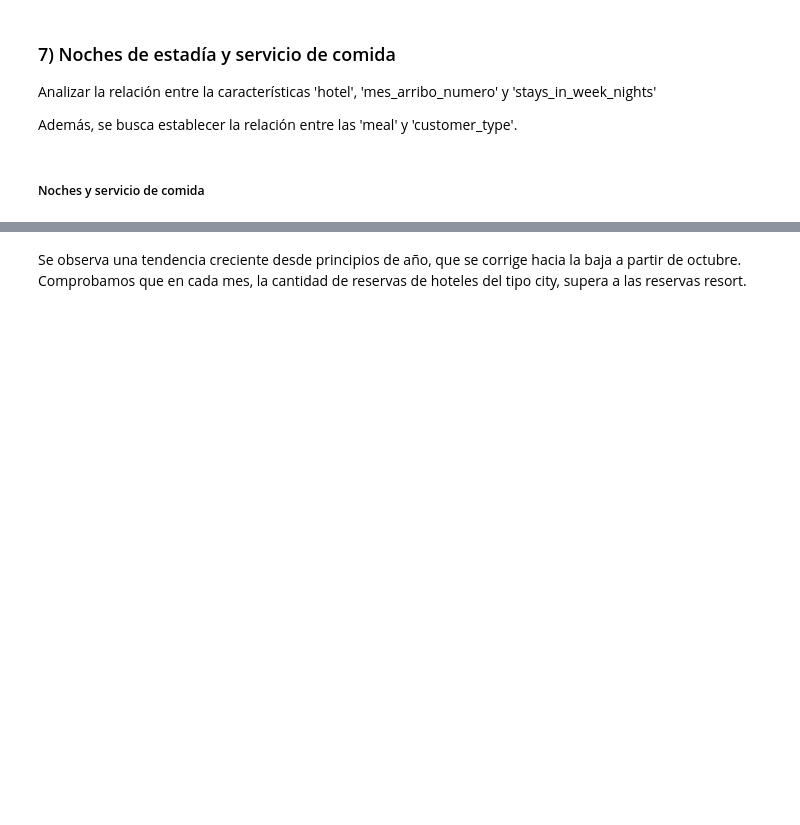
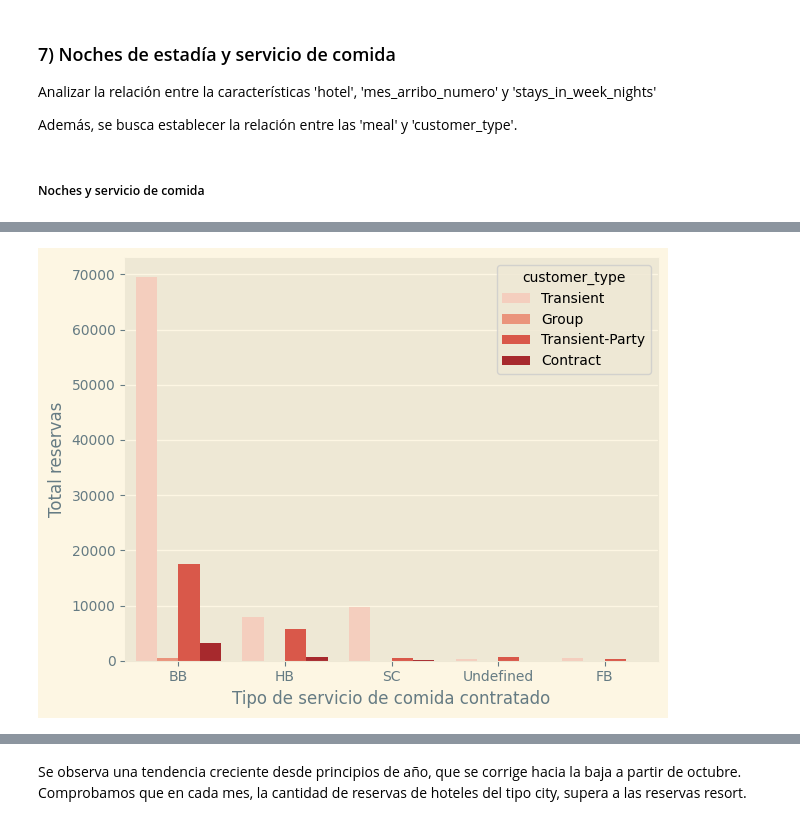
Before and after one commit to omanofx/entregable_1, a Jupyter notebook: Primera_Entrega_Omar_Fernandez.ipynb, the cells around one changed output, grey strips where cells are left out. Drawn from its saved outputs; the diff is of its cells as text; code cells hidden in the pictures; blank space fills up the shorter version.

```diff
--- a/Primera_Entrega_Omar_Fernandez.ipynb
+++ b/Primera_Entrega_Omar_Fernandez.ipynb
@@ -1826,0 +1853,10 @@ df_meals.describe()
+# %%
+df_meals = df_reservas[['customer_type', 'meal']].copy()
+
+sns.countplot(data=df_meals, x="meal", hue="customer_type", palette="Reds")
+plt.xlabel("Tipo de servicio de comida contratado")
+plt.ylabel("Total reservas")
+plt.tight_layout()
+plt.show()
+# %% [output]
+[figure, added]
```
Also changed, not shown: parts of 36 cells of this notebook.
